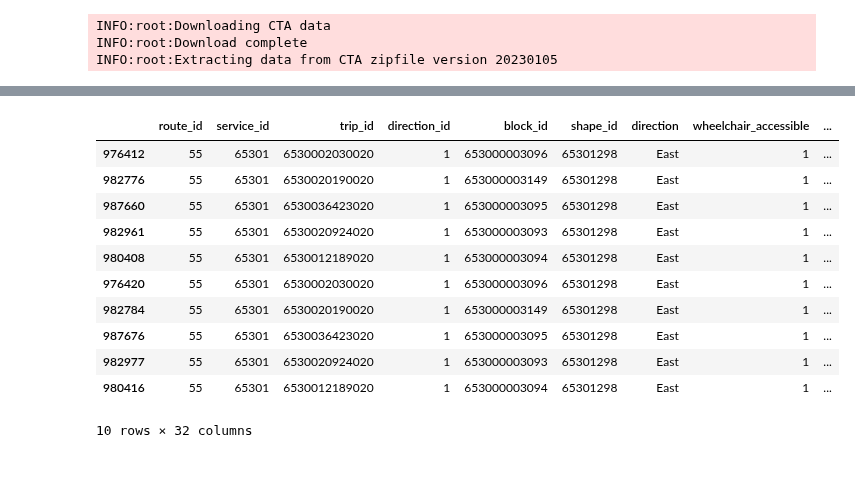
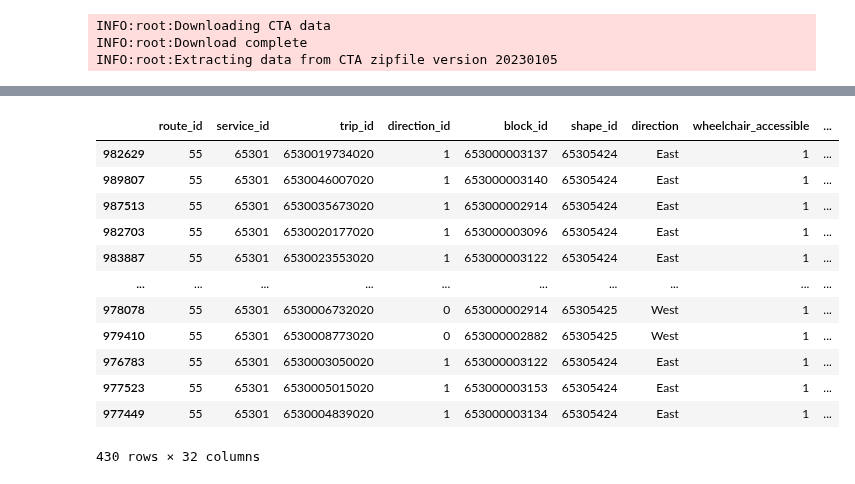
Before and after one commit to kristenhahn/cta_bus_tracker_exploration, a Jupyter notebook: headways.ipynb, the cells around one changed output, grey strips where cells are left out. Saved outputs shown, nothing was run; the diff lists cells and outputs as text; code cells hidden in the pictures.

```diff
--- a/headways.ipynb
+++ b/headways.ipynb
@@ -988,22 +761,21 @@ test
-# %%
-# Test: look at one stop, one direction:  Do headway calcs make sense?
-# Garfield/Ashland eastbound
-
-x = test.loc[test['stop_id'] == '10528']
-
-x = x.loc[x['direction'] == 'East']
-
-x.sort_values('arrival_time')
-# %% [output]
-|  | route_id | service_id | trip_id | direction_id | block_id | shape_id | direction | wheelchair_accessible | ... |
-| 976412 | 55 | 65301 | 6530002030020 | 1 | 653000003096 | 65301298 | East | 1 | ... |
-| 982776 | 55 | 65301 | 6530020190020 | 1 | 653000003149 | 65301298 | East | 1 | ... |
-| 987660 | 55 | 65301 | 6530036423020 | 1 | 653000003095 | 65301298 | East | 1 | ... |
-| 982961 | 55 | 65301 | 6530020924020 | 1 | 653000003093 | 65301298 | East | 1 | ... |
-| 980408 | 55 | 65301 | 6530012189020 | 1 | 653000003094 | 65301298 | East | 1 | ... |
-| 976420 | 55 | 65301 | 6530002030020 | 1 | 653000003096 | 65301298 | East | 1 | ... |
-| 982784 | 55 | 65301 | 6530020190020 | 1 | 653000003149 | 65301298 | East | 1 | ... |
-| 987676 | 55 | 65301 | 6530036423020 | 1 | 653000003095 | 65301298 | East | 1 | ... |
-| 982977 | 55 | 65301 | 6530020924020 | 1 | 653000003093 | 65301298 | East | 1 | ... |
-| 980416 | 55 | 65301 | 6530012189020 | 1 | 653000003094 | 65301298 | East | 1 | ... |
-10 rows × 32 columns
+# %%
+### TODO:
+
+# Note that some buses have very long scheduled headways.  Example below - Route 55, stop 10495.
+# 55th and Kilpatrick eastbound.  Does this make sense?
+
+scheduled_headways.sort_values(['stop_id', 'arrival_time'])
+# %% [output]
+|  | route_id | service_id | trip_id | direction_id | block_id | shape_id | direction | wheelchair_accessible | ... |
+| 982629 | 55 | 65301 | 6530019734020 | 1 | 653000003137 | 65305424 | East | 1 | ... |
+| 989807 | 55 | 65301 | 6530046007020 | 1 | 653000003140 | 65305424 | East | 1 | ... |
+| 987513 | 55 | 65301 | 6530035673020 | 1 | 653000002914 | 65305424 | East | 1 | ... |
+| 982703 | 55 | 65301 | 6530020177020 | 1 | 653000003096 | 65305424 | East | 1 | ... |
+| 983887 | 55 | 65301 | 6530023553020 | 1 | 653000003122 | 65305424 | East | 1 | ... |
+| ... | ... | ... | ... | ... | ... | ... | ... | ... | ... |
+| 978078 | 55 | 65301 | 6530006732020 | 0 | 653000002914 | 65305425 | West | 1 | ... |
+| 979410 | 55 | 65301 | 6530008773020 | 0 | 653000002882 | 65305425 | West | 1 | ... |
+| 976783 | 55 | 65301 | 6530003050020 | 1 | 653000003122 | 65305424 | East | 1 | ... |
+| 977523 | 55 | 65301 | 6530005015020 | 1 | 653000003153 | 65305424 | East | 1 | ... |
+| 977449 | 55 | 65301 | 6530004839020 | 1 | 653000003134 | 65305424 | East | 1 | ... |
+430 rows × 32 columns
```
Also changed, not shown: parts of 21 cells of this notebook.
